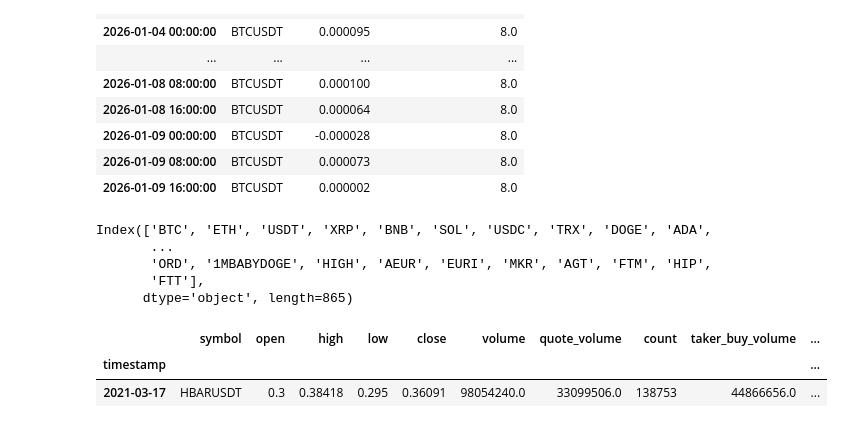
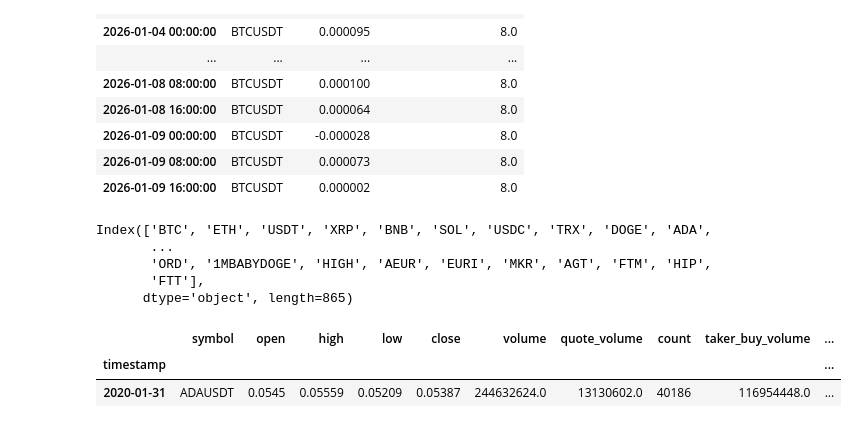
Before and after one commit to xLydianSoftware/Qubx, a Jupyter notebook: experiments/data/11.0 CCXT storage.ipynb, the cells around one changed output. Cells and saved outputs as stored; diff of their text form; code cells hidden in the pictures.

```diff
--- a/experiments/data/11.0 CCXT storage.ipynb
+++ b/experiments/data/11.0 CCXT storage.ipynb
@@ -212,8 +212,8 @@ next(w).to_records()[0].time
 stor = StorageRegistry.get("qdb::quantlab")
 r = stor.get_reader("BINANCE.UM", "SWAP")
 # %%
-r.read("HBARUSDT", "ohlc(1d)", "120d", "2021-03-18 00:00").to_pd()
+r.read("ADAUSDT", "ohlc(1d)", "120d", "2020-02-01 00:00:00.000").to_pd()
 # %% [output]
 |  | symbol | open | high | low | close | volume | quote_volume | count | taker_buy_volume | ... |
 | timestamp |  |  |  |  |  |  |  |  |  | ... |
-| 2021-03-17 | HBARUSDT | 0.3 | 0.38418 | 0.295 | 0.36091 | 98054240.0 | 33099506.0 | 138753 | 44866656.0 | ... |
+| 2020-01-31 | ADAUSDT | 0.0545 | 0.05559 | 0.05209 | 0.05387 | 244632624.0 | 13130602.0 | 40186 | 116954448.0 | ... |
```
Also changed, not shown: 2 other files.
